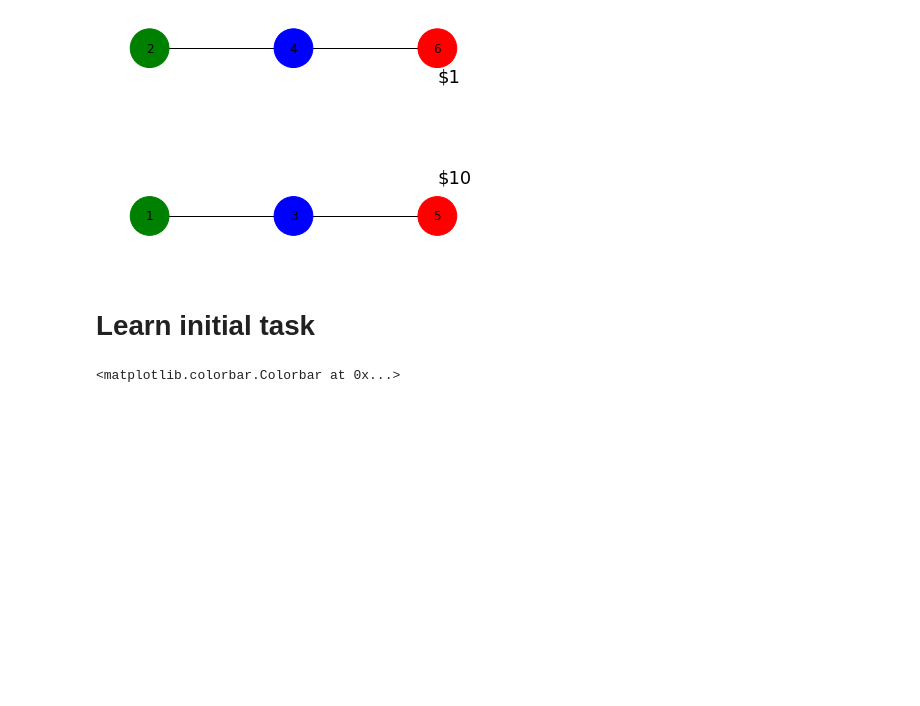
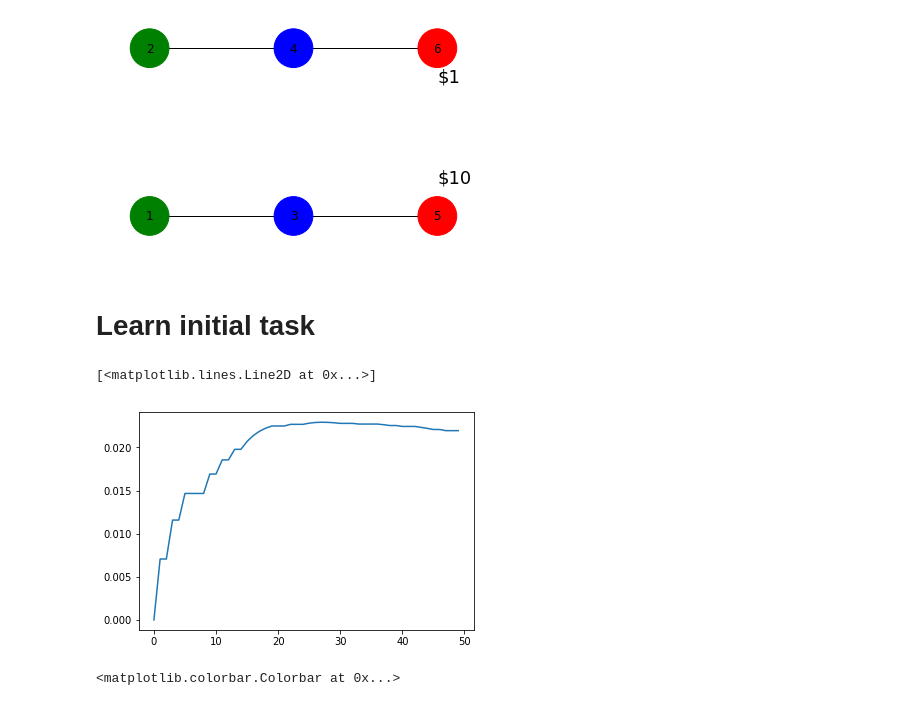
Before and after one commit to jessegeerts/bayesian-rl, a Jupyter notebook: TransitionRevaluation.ipynb, the cells around one changed output. Cells and saved outputs as stored; diff of their text form; code cells hidden in the pictures; blank space fills up the shorter version.

```diff
--- a/TransitionRevaluation.ipynb
+++ b/TransitionRevaluation.ipynb
@@ -26,3 +28,8 @@ for ep in range(20):
+# %%
+plt.plot(covs)
+# %% [output]
+[<matplotlib.lines.Line2D at 0x...>]
+[figure, added]
 # %%
 plt.figure()
 plt.imshow(ag.M.reshape(ag.env.nr_states, ag.env.nr_states))
```
Also changed, not shown: parts of 17 cells of this notebook.
